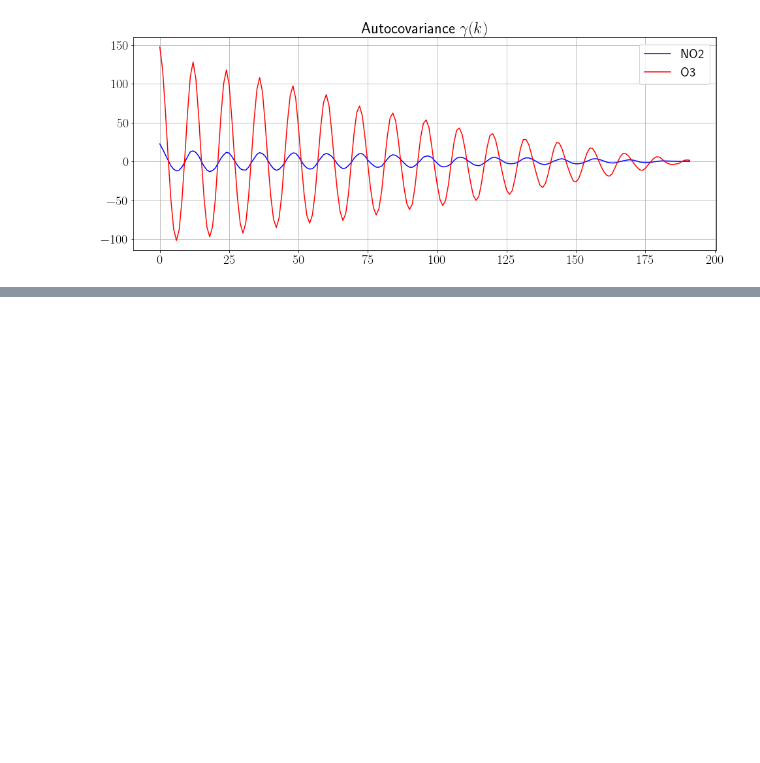
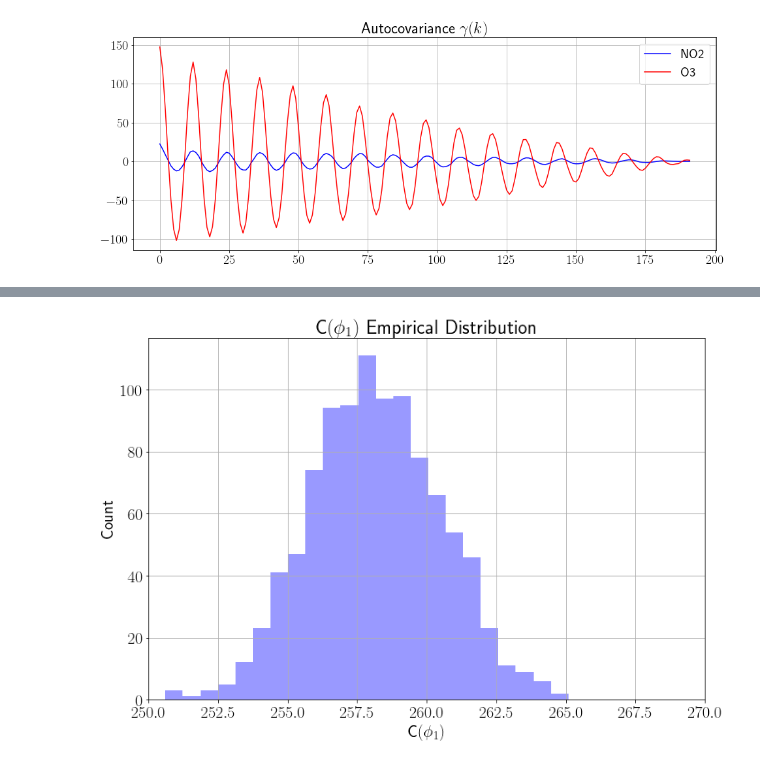
Before and after one commit to ndoyle815/MA930, a Jupyter notebook: Assignments/MA930 Assignment 2.ipynb, the cells around one changed output, grey strips where cells are left out. Saved outputs shown, nothing was run; the diff lists cells and outputs as text; code cells hidden in the pictures; blank space fills up the shorter version.

```diff
--- a/Assignments/MA930 Assignment 2.ipynb
+++ b/Assignments/MA930 Assignment 2.ipynb
@@ -164,0 +306,2 @@ plt.grid()
+# %%
+phimode = mode(phidist)[0]
@@ -164,0 +340,11 @@ plt.grid()
+# %%
+fig = plt.figure(figsize=(12,8))
+
+sns.distplot(costdist, color='b', kde=False)
+plt.xlabel('C$(\phi_1)$')
+plt.ylabel('Count')
+plt.xlim([250,270])
+plt.title('C$(\phi_1)$ Empirical Distribution')
+plt.grid()
+# %% [output]
+[figure, added]
```
Also changed, not shown: parts of 17 cells of this notebook.
